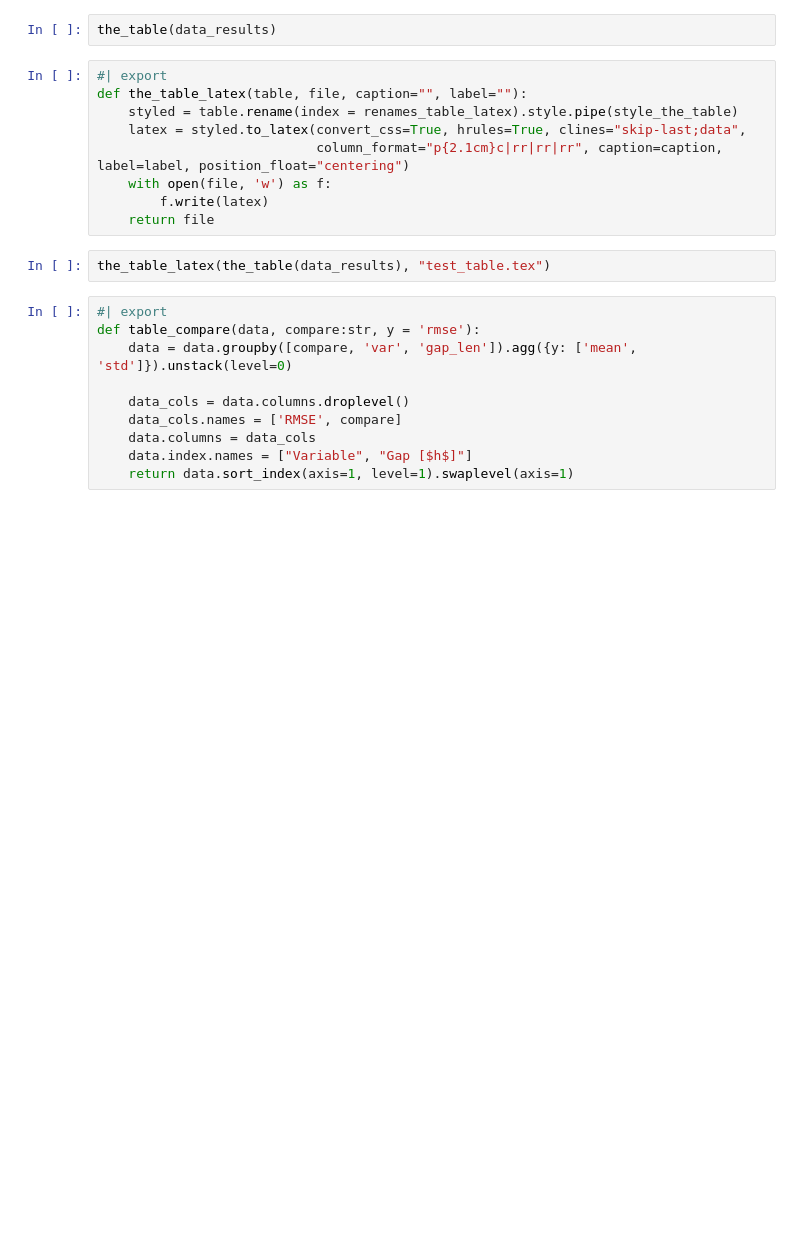
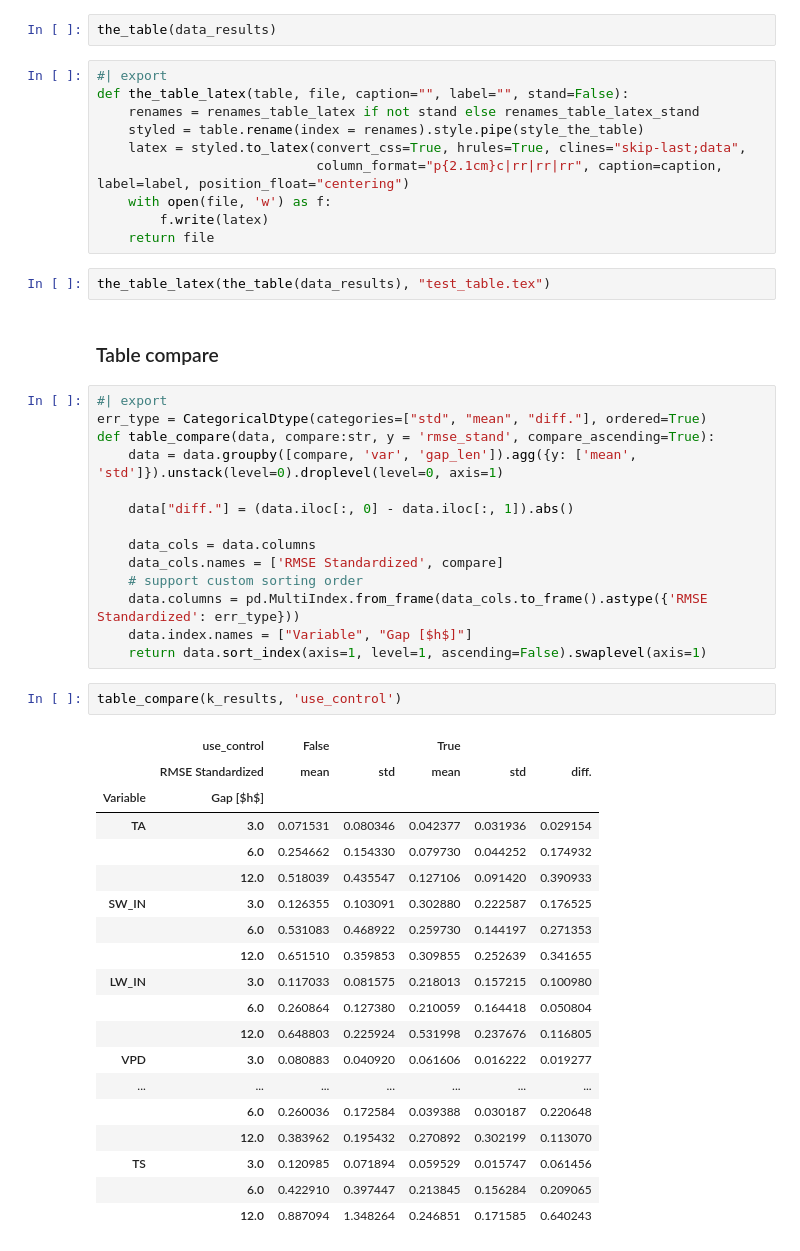
Before and after one commit to mone27/meteo_imp, a Jupyter notebook: lib_nbs/30_results.ipynb, the cells around one changed output. Drawn from its saved outputs; the diff is of its cells as text; blank space fills up the shorter version.

```diff
--- a/lib_nbs/30_results.ipynb
+++ b/lib_nbs/30_results.ipynb
@@ -1550,8 +1560,9 @@ def the_table(data, y='rmse', y_name="RMSE"):
 the_table(data_results)
 # %%
 #| export
-def the_table_latex(table, file, caption="", label=""):
-    styled = table.rename(index = renames_table_latex).style.pipe(style_the_table)
+def the_table_latex(table, file, caption="", label="", stand=False):
+    renames = renames_table_latex if not stand else renames_table_latex_stand
+    styled = table.rename(index = renames).style.pipe(style_the_table)
     latex = styled.to_latex(convert_css=True, hrules=True, clines="skip-last;data",
                             column_format="p{2.1cm}c|rr|rr|rr", caption=caption, label=label, position_float="centering")
     with open(file, 'w') as f:
@@ -1559,13 +1570,41 @@ def the_table_latex(table, file, caption="", label=""):
     return file
 # %%
 the_table_latex(the_table(data_results), "test_table.tex")
+# %% [markdown]
+### Table compare
 # %%
 #| export
-def table_compare(data, compare:str, y = 'rmse'):
-    data = data.groupby([compare, 'var', 'gap_len']).agg({y: ['mean', 'std']}).unstack(level=0)
+err_type = CategoricalDtype(categories=["std", "mean", "diff."], ordered=True)
+def table_compare(data, compare:str, y = 'rmse_stand', compare_ascending=True):
+    data = data.groupby([compare, 'var', 'gap_len']).agg({y: ['mean', 'std']}).unstack(level=0).droplevel(level=0, axis=1)
 
-    data_cols = data.columns.droplevel()
-    data_cols.names = ['RMSE', compare]
-    data.columns = data_cols
+    data["diff."] = (data.iloc[:, 0] - data.iloc[:, 1]).abs()
+
+    data_cols = data.columns
+    data_cols.names = ['RMSE Standardized', compare]
+    # support custom sorting order
+    data.columns = pd.MultiIndex.from_frame(data_cols.to_frame().astype({'RMSE Standardized': err_type}))
     data.index.names = ["Variable", "Gap [$h$]"]
-    return data.sort_index(axis=1, level=1).swaplevel(axis=1)
+    return data.sort_index(axis=1, level=1, ascending=False).swaplevel(axis=1)
+# %%
+table_compare(k_results, 'use_control')
+# %% [output]
+|  | use_control | False |  | True |  |  |
+|  | RMSE Standardized | mean | std | mean | std | diff. |
+| Variable | Gap [$h$] |  |  |  |  |  |
+| TA | 3.0 | 0.071531 | 0.080346 | 0.042377 | 0.031936 | 0.029154 |
+|  | 6.0 | 0.254662 | 0.154330 | 0.079730 | 0.044252 | 0.174932 |
+|  | 12.0 | 0.518039 | 0.435547 | 0.127106 | 0.091420 | 0.390933 |
+| SW_IN | 3.0 | 0.126355 | 0.103091 | 0.302880 | 0.222587 | 0.176525 |
+|  | 6.0 | 0.531083 | 0.468922 | 0.259730 | 0.144197 | 0.271353 |
+|  | 12.0 | 0.651510 | 0.359853 | 0.309855 | 0.252639 | 0.341655 |
+| LW_IN | 3.0 | 0.117033 | 0.081575 | 0.218013 | 0.157215 | 0.100980 |
+|  | 6.0 | 0.260864 | 0.127380 | 0.210059 | 0.164418 | 0.050804 |
+|  | 12.0 | 0.648803 | 0.225924 | 0.531998 | 0.237676 | 0.116805 |
+| VPD | 3.0 | 0.080883 | 0.040920 | 0.061606 | 0.016222 | 0.019277 |
+| ... | ... | ... | ... | ... | ... | ... |
+|  | 6.0 | 0.260036 | 0.172584 | 0.039388 | 0.030187 | 0.220648 |
+|  | 12.0 | 0.383962 | 0.195432 | 0.270892 | 0.302199 | 0.113070 |
+| TS | 3.0 | 0.120985 | 0.071894 | 0.059529 | 0.015747 | 0.061456 |
+|  | 6.0 | 0.422910 | 0.397447 | 0.213845 | 0.156284 | 0.209065 |
+|  | 12.0 | 0.887094 | 1.348264 | 0.246851 | 0.171585 | 0.640243 |
```
Also changed, not shown: parts of 27 cells of this notebook, 10 other files.
